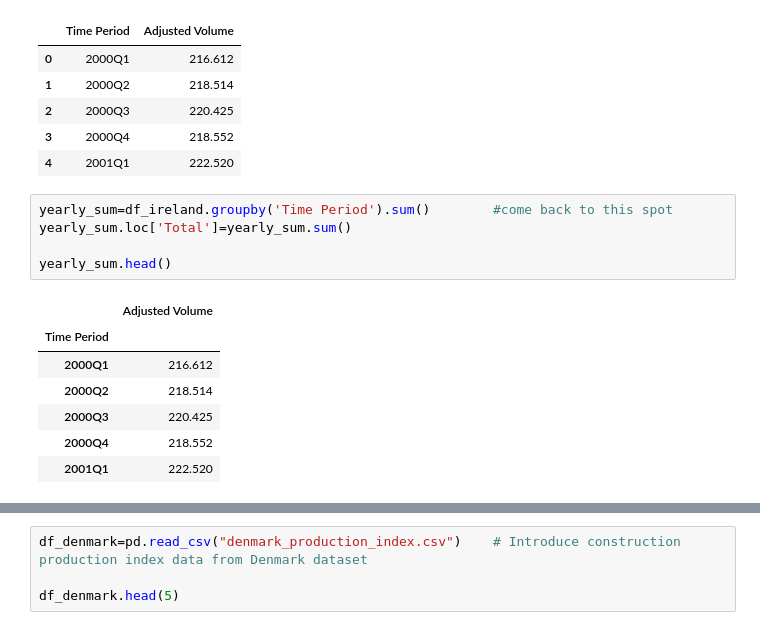
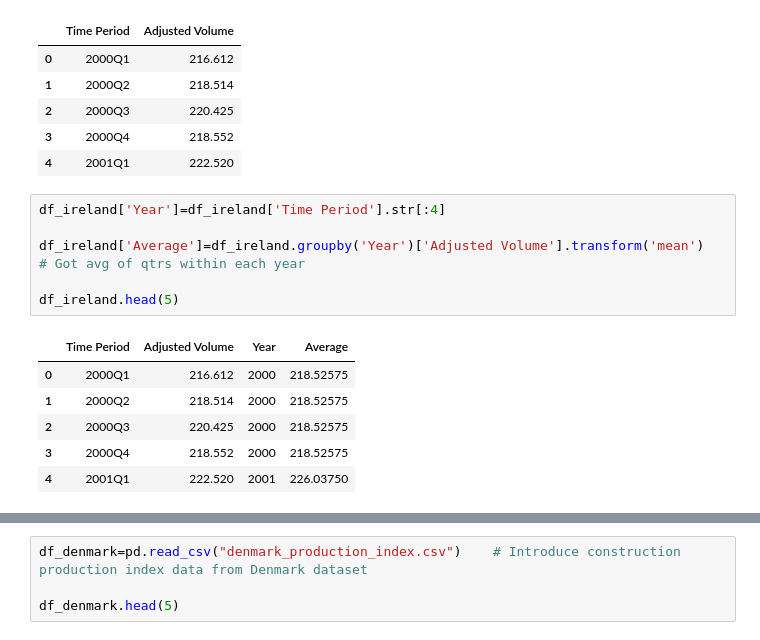
Before and after one commit to sbs23060/POC-CA2, a Jupyter notebook: Statistics_CA2.ipynb, the cells around one changed output, grey strips where cells are left out. Drawn from its saved outputs; the diff is of its cells as text.

```diff
--- a/Statistics_CA2.ipynb
+++ b/Statistics_CA2.ipynb
@@ -109,15 +97,15 @@ df_ireland.head(5)
 | 3 | 2000Q4 | 218.552 |
 | 4 | 2001Q1 | 222.520 |
 # %%
-yearly_sum=df_ireland.groupby('Time Period').sum()        #come back to this spot
-yearly_sum.loc['Total']=yearly_sum.sum()
+df_ireland['Year']=df_ireland['Time Period'].str[:4]
 
-yearly_sum.head()
+df_ireland['Average']=df_ireland.groupby('Year')['Adjusted Volume'].transform('mean')        # Got avg of qtrs within each year
+
+df_ireland.head(5)
 # %% [output]
-|  | Adjusted Volume |
-| Time Period |  |
-| 2000Q1 | 216.612 |
-| 2000Q2 | 218.514 |
-| 2000Q3 | 220.425 |
-| 2000Q4 | 218.552 |
-| 2001Q1 | 222.520 |
+|  | Time Period | Adjusted Volume | Year | Average |
+| 0 | 2000Q1 | 216.612 | 2000 | 218.52575 |
+| 1 | 2000Q2 | 218.514 | 2000 | 218.52575 |
+| 2 | 2000Q3 | 220.425 | 2000 | 218.52575 |
+| 3 | 2000Q4 | 218.552 | 2000 | 218.52575 |
+| 4 | 2001Q1 | 222.520 | 2001 | 226.03750 |
```
Also changed, not shown: parts of 14 cells of this notebook.
